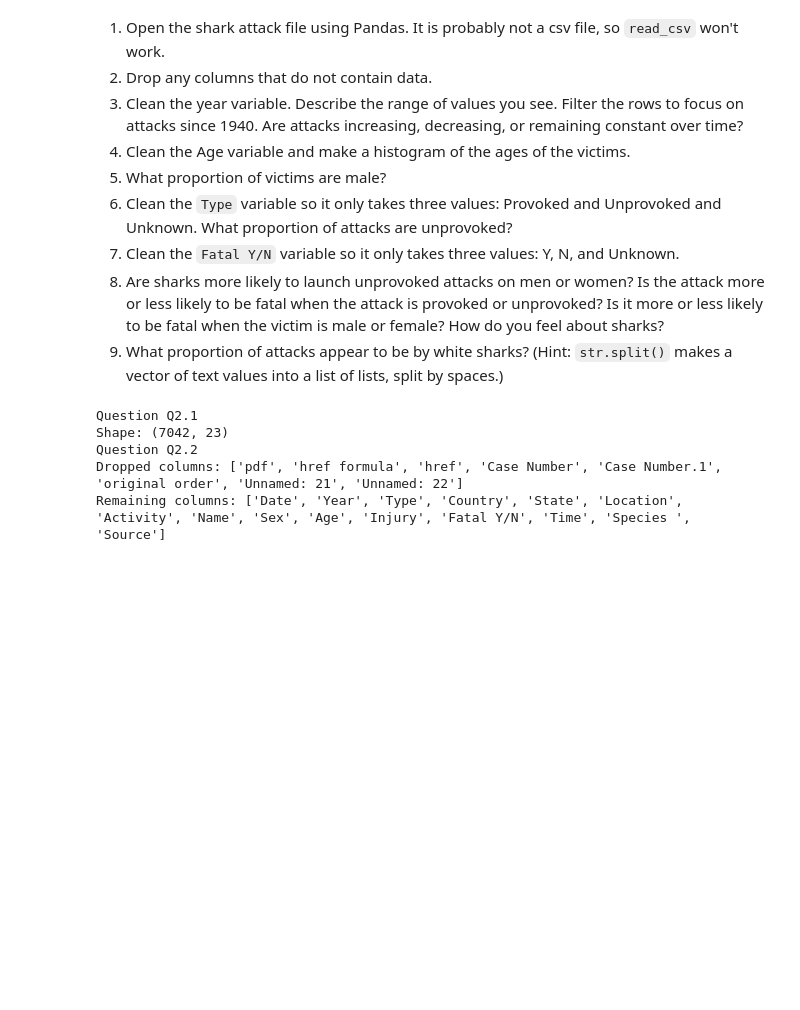
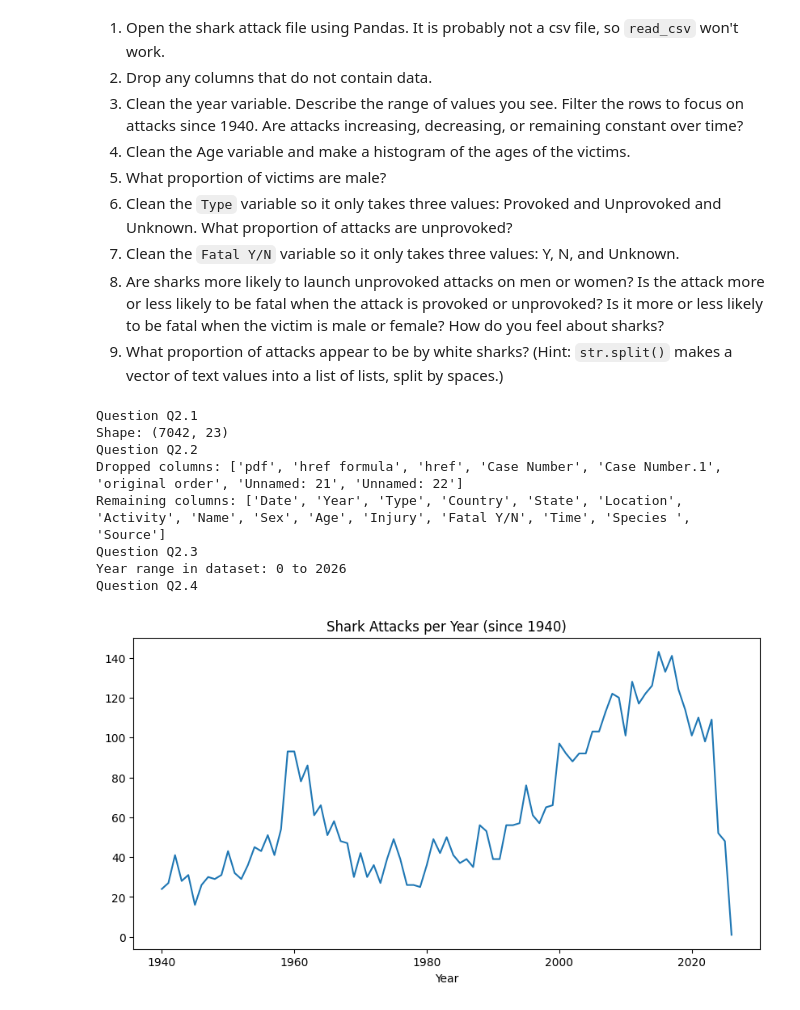
Before and after one commit to KendallFreese/wrangling_assignment, a Jupyter notebook: assignment.ipynb, the cells around one changed output. Saved outputs shown, nothing was run; the diff lists cells and outputs as text; code cells hidden in the pictures; blank space fills up the shorter version.

```diff
--- a/assignment.ipynb
+++ b/assignment.ipynb
@@ -207,30 +207,62 @@ sharkdata.head()
 
 print("Question Q2.2")
 # Identify columns that are completely empty
 empty_cols = [c for c in sharkdata.columns if sharkdata[c].isna().all()]
 
 # Define known artifact/metadata columns to remove
 artifact_cols = [
     "pdf", "href formula", "href",
     "Case Number", "Case Number.1", "original order"
 ]
 
 # Drop also any "Unnamed" placeholder columns
 unnamed_cols = [c for c in sharkdata.columns if "Unnamed" in c]
 
 # Combine all to_drop lists
 cols_to_drop = empty_cols + artifact_cols + unnamed_cols
 
 # Cleaned data
 sharkdata_clean = sharkdata.drop(columns=[c for c in cols_to_drop if c in sharkdata.columns])
 
 print("Dropped columns:", [c for c in cols_to_drop if c in sharkdata.columns])
 print("Remaining columns:", sharkdata_clean.columns.tolist())
 
 print("Question Q2.3")
+# Convert Year to numeric
+sharkdata_clean["Year"] = pd.to_numeric(sharkdata_clean["Year"], errors="coerce")
+
+# Drop rows where Year is missing
+sharkdata_clean = sharkdata_clean.dropna(subset=["Year"])
+
+# Convert to integer
+sharkdata_clean["Year"] = sharkdata_clean["Year"].astype(int)
+
+# Describe range
+year_min = sharkdata_clean["Year"].min()
+year_max = sharkdata_clean["Year"].max()
+
+print("Year range in dataset:", year_min, "to", year_max)
+
+# Filter to attacks since 1940
+sharkdata_recent = sharkdata_clean[sharkdata_clean["Year"] >= 1940]
+
+# Count attacks per year
+attacks_per_year = sharkdata_recent["Year"].value_counts().sort_index()
+
+# Plot trend
+attacks_per_year.plot(kind="line", figsize=(10,5), title="Shark Attacks per Year (since 1940)")
+
+# From the dataset, shark attacks span from the 1500s up to 2025.
+# Attacks have been increasing over time since 1940 (partly due to better record-keeping and more people entering the water).
+
+print("Question Q2.4")
 # %% [output]
 Question Q2.1
 Shape: (7042, 23)
 Question Q2.2
 Dropped columns: ['pdf', 'href formula', 'href', 'Case Number', 'Case Number.1', 'original order', 'Unnamed: 21', 'Unnamed: 22']
 Remaining columns: ['Date', 'Year', 'Type', 'Country', 'State', 'Location', 'Activity', 'Name', 'Sex', 'Age', 'Injury', 'Fatal Y/N', 'Time', 'Species ', 'Source']
+Question Q2.3
+Year range in dataset: 0 to 2026
+Question Q2.4
+[figure, added]
```
